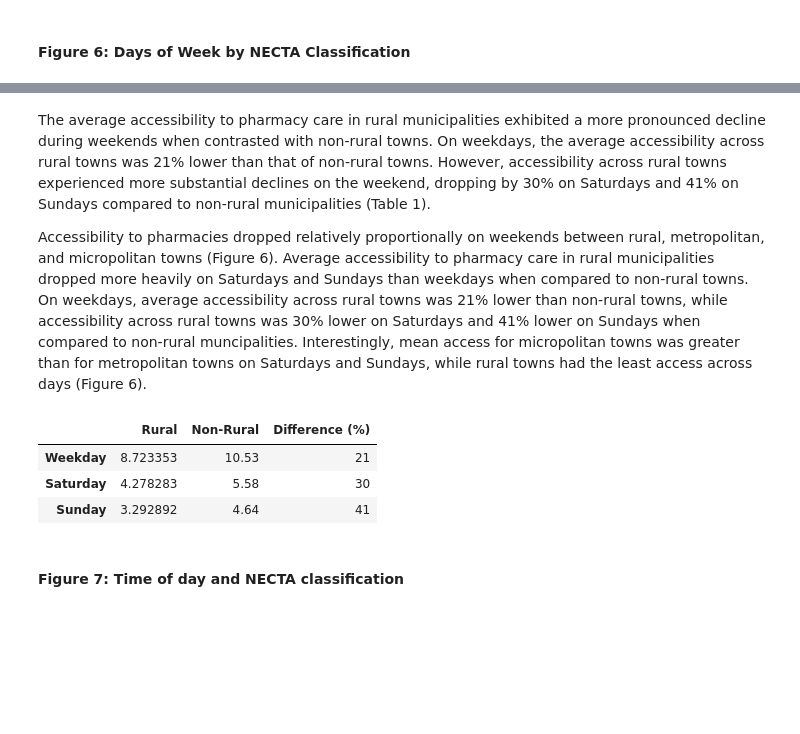
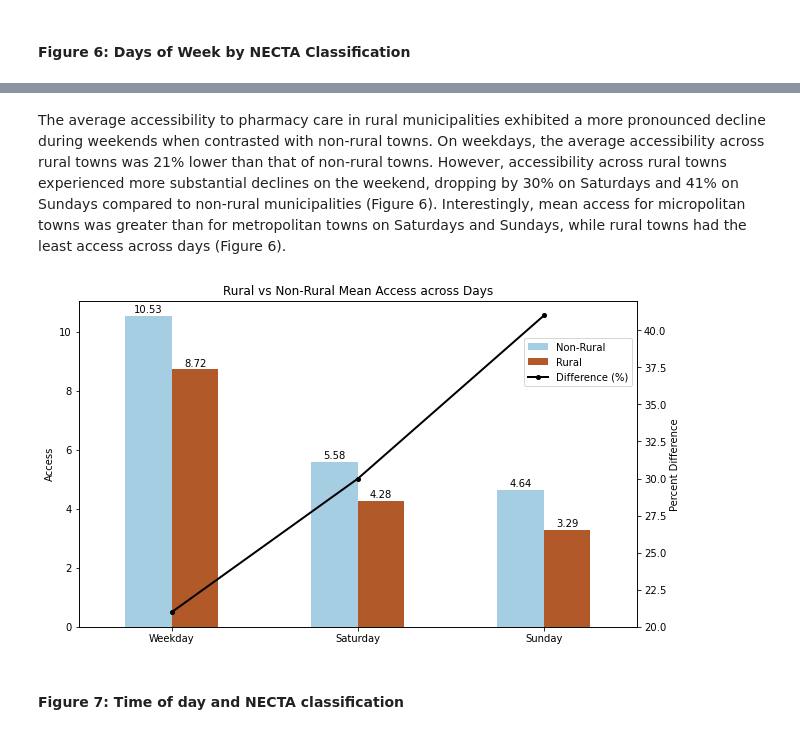
Before and after one commit to samroubin/VTPharmacy, a Jupyter notebook: procedure/code/01_Pharmacy_Accessibility.ipynb, the cells around one changed output, grey strips where cells are left out. Saved outputs shown, nothing was run; the diff lists cells and outputs as text; code cells hidden in the pictures; blank space fills up the shorter version.

```diff
--- a/procedure/code/01_Pharmacy_Accessibility.ipynb
+++ b/procedure/code/01_Pharmacy_Accessibility.ipynb
@@ -1179,52 +1253,8 @@ plt.show()
 # %% [markdown]
-The average accessibility to pharmacy care in rural municipalities exhibited a more pronounced decline during weekends when contrasted with non-rural towns. On weekdays, the average accessibility across rural towns was 21% lower than that of non-rural towns. However, accessibility across rural towns experienced more substantial declines on the weekend, dropping by 30% on Saturdays and 41% on Sundays compared to non-rural municipalities (Table 1).
-
-Accessibility to pharmacies dropped relatively proportionally on weekends between rural, metropolitan, and micropolitan towns (Figure 6). Average accessibility to pharmacy care in rural municipalities dropped more heavily on Saturdays and Sundays than weekdays when compared to non-rural towns. On weekdays, average accessibility across rural towns was 21% lower than non-rural towns, while accessibility across rural towns was 30% lower on Saturdays and 41% lower on Sundays when compared to non-rural muncipalities. Interestingly, mean access for micropolitan towns was greater than for metropolitan towns on Saturdays and Sundays, while rural towns had the least access across days (Figure 6).
+The average accessibility to pharmacy care in rural municipalities exhibited a more pronounced decline during weekends when contrasted with non-rural towns. On weekdays, the average accessibility across rural towns was 21% lower than that of non-rural towns. However, accessibility across rural towns experienced more substantial declines on the weekend, dropping by 30% on Saturdays and 41% on Sundays compared to non-rural municipalities (Figure 6). Interestingly, mean access for micropolitan towns was greater than for metropolitan towns on Saturdays and Sundays, while rural towns had the least access across days (Figure 6).
-# %%
-non_rural_values = {
-    'Weekday Mean Access': 10.53,
-    'Saturday Mean Access': 5.58,
-    'Sunday Mean Access': 4.64
-}
-
-# Percentage differences
-percentage_diff = {
-    'Weekday Mean Access': 21,
-    'Saturday Mean Access': 30,
-    'Sunday Mean Access': 41
-}
-
-# Create DataFrame with both columns
-combined_df = pd.DataFrame({
-    'Non-Rural': non_rural_values.values(),
-    'Difference (%)': percentage_diff.values()
-}, index=non_rural_values.keys())
-
-# Concatenate with means_by_metro_transposed
-means_by_metro_transposed_2 = pd.concat([means_by_metro_transposed, combined_df], axis=1)
-
-if 'Metropolitan' in means_by_metro_transposed_2.columns:
-    means_by_metro_transposed_2.drop('Metropolitan', axis=1, inplace=True)
-if 'Micropolitan' in means_by_metro_transposed_2.columns:
-    means_by_metro_transposed_2.drop('Micropolitan', axis=1, inplace=True)
-
-means_by_metro_transposed_2 = means_by_metro_transposed_2.rename(index={
-    'Weekday Mean Access': 'Weekday',
-    'Saturday Mean Access': 'Saturday',
-    'Sunday Mean Access': 'Sunday'
-})
-
-means_by_metro_transposed_2.head()
-# %% [output]
-|  | Rural | Non-Rural | Difference (%) |
-| Weekday | 8.723353 | 10.53 | 21 |
-| Saturday | 4.278283 | 5.58 | 30 |
-| Sunday | 3.292892 | 4.64 | 41 |
 # %%
-import matplotlib.pyplot as plt
-
 # Create the first bar plot (without % Difference)
-ax = means_by_metro_transposed_2[['Rural', 'Non-Rural']].plot(kind='bar', figsize=(10, 6), cmap='Paired', zorder=2)
+ax = means_by_metro_transposed_2[['Non-Rural', 'Rural']].plot(kind='bar', figsize=(10, 6), cmap='Paired', zorder=2)
 
 # Set title and labels
 plt.title('Rural vs Non-Rural Mean Access across Days')
@@ -1235,33 +1265,35 @@ for i in ax.patches:
     ax.text(i.get_x() + i.get_width() / 2, i.get_height() + 0.05, str(round(i.get_height(), 2)), ha='center', va='bottom')
 
 # Rotate x-axis tick labels
 plt.xticks(rotation=0)
 
 # Get handles and labels for the first plot
 handles, labels = ax.get_legend_handles_labels()
 
 # Create a twin Axes for the secondary y-axis
 ax2 = ax.twinx()
 
 # Plot the percentage difference on the secondary y-axis and add it to the legend
 line, = ax2.plot(means_by_metro_transposed_2.index, means_by_metro_transposed_2['Difference (%)'], color='black', linewidth=2, marker='o', markersize=4, label='Difference (%)', zorder=4)
 
 # Get handles and labels for the second plot
 handles2, labels2 = ax2.get_legend_handles_labels()
 
 # Combine handles and labels from both plots
 handles.extend(handles2)
 labels.extend(labels2)
 
 # Add legend for both plots
 ax.legend(handles, labels, loc='upper right', bbox_to_anchor=(1.0, 0.9))
 
 # Set labels for the secondary y-axis
 ax2.set_ylabel('Percent Difference')
 
 # Show plot
 #ax2.grid(axis='y', linestyle='-', linewidth=0.08, color='black', zorder=5)
 plt.show()
+# %% [output]
+[figure, added]
 # %% [markdown]
 #### Figure 7: Time of day and NECTA classification
 # %%
```
Also changed, not shown: parts of 11 cells of this notebook.
